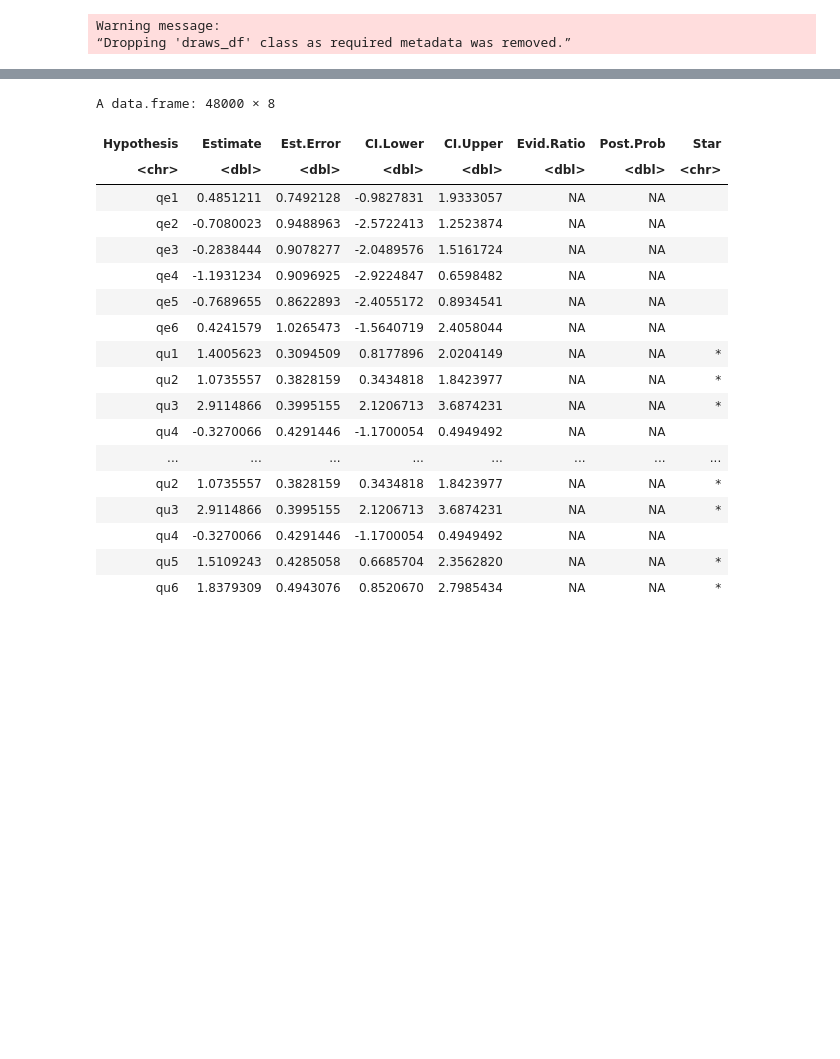
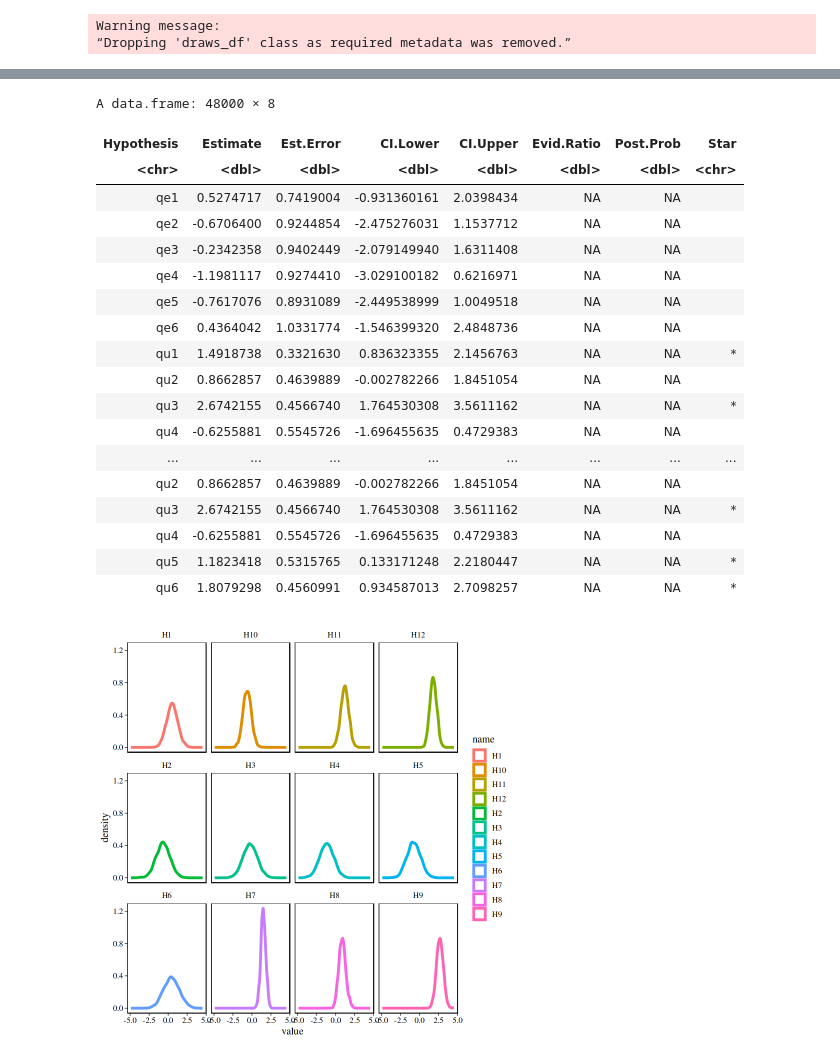
Before and after one commit to twolfe/Rhagoletis, a Jupyter notebook: crossing-data-analysis-brms.ipynb, the cells around one changed output, grey strips where cells are left out. Cells and saved outputs as stored; diff of their text form; code cells hidden in the pictures; blank space fills up the shorter version.

```diff
--- a/crossing-data-analysis-brms.ipynb
+++ b/crossing-data-analysis-brms.ipynb
@@ -47,4 +47,5 @@ theme_set(
   )
 # %%
 setwd("~/Documents/post-doc/cingulata/research/crossings/")
-datalist = readRDS("modeldatasets.RDS")
+#datalist = readRDS("modeldatasets.RDS")
+datalist = readRDS("modeldatasets-usa-europe.RDS")
@@ -419,48 +368,49 @@ ggplot(data = post2.2, aes(x = inv_logit(value+b_Intercept), color=cross_type))
 # %%
-qe1 <- c(qe1 = "cross_typebothNeg_wCer1:continenteurope + Intercept = cross_typeFMpos_wCer1:continenteurope + Intercept")
-qe2 <- c(qe2 = "cross_typebothNeg_wCer1:continenteurope + Intercept  = cross_typeFpos_wCer1:continenteurope + Intercept")
-qe3 <- c(qe3 = "cross_typebothNeg_wCer1:continenteurope + Intercept  = cross_typeMpos_wCer1:continenteurope + Intercept")
-qe4 <- c(qe4 = "cross_typeFMpos_wCer1:continenteurope + Intercept = cross_typeFpos_wCer1:continenteurope + Intercept")
-qe5 <- c(qe5 = "cross_typeFMpos_wCer1:continenteurope + Intercept = cross_typeMpos_wCer1:continenteurope + Intercept")
-qe6 <- c(qe6 = "cross_typeFpos_wCer1:continenteurope + Intercept = cross_typeMpos_wCer1:continenteurope + Intercept")
+qe1 <- c(qe1 = "cross_typebothNeg_wCer1:continenteurope + popsame + Intercept = cross_typeFMpos_wCer1:continenteurope + popsame + Intercept")
+qe2 <- c(qe2 = "cross_typebothNeg_wCer1:continenteurope + popsame + Intercept  = cross_typeFpos_wCer1:continenteurope + popsame + Intercept")
+qe3 <- c(qe3 = "cross_typebothNeg_wCer1:continenteurope + popsame + Intercept  = cross_typeMpos_wCer1:continenteurope + popsame + Intercept")
+qe4 <- c(qe4 = "cross_typeFMpos_wCer1:continenteurope + popsame + Intercept = cross_typeFpos_wCer1:continenteurope + popsame + Intercept")
+qe5 <- c(qe5 = "cross_typeFMpos_wCer1:continenteurope + popsame + Intercept = cross_typeMpos_wCer1:continenteurope + popsame + Intercept")
+qe6 <- c(qe6 = "cross_typeFpos_wCer1:continenteurope + popsame + Intercept = cross_typeMpos_wCer1:continenteurope + popsame + Intercept")
 
-qu1 <- c(qu1 = "cross_typebothNeg_wCin3:continentusa + Intercept = cross_typeFMpos_wCin3:continentusa + Intercept")
-qu2 <- c(qu2 = "cross_typebothNeg_wCin3:continentusa + Intercept  = cross_typeFpos_wCin3:continentusa + Intercept")
-qu3 <- c(qu3 = "cross_typebothNeg_wCin3:continentusa + Intercept  = cross_typeMpos_wCin3:continentusa + Intercept")
-qu4 <- c(qu4 = "cross_typeFMpos_wCin3:continentusa+ Intercept = cross_typeFpos_wCin3:continentusa + Intercept")
-qu5 <- c(qu5 = "cross_typeFMpos_wCin3:continentusa + Intercept = cross_typeMpos_wCin3:continentusa + Intercept")
-qu6 <- c(qu6 = "cross_typeFpos_wCin3:continentusa + Intercept = cross_typeMpos_wCin3:continentusa + Intercept")
+qu1 <- c(qu1 = "cross_typebothNeg_wCin3:continentusa + popsame + Intercept = cross_typeFMpos_wCin3:continentusa + popsame + Intercept")
+qu2 <- c(qu2 = "cross_typebothNeg_wCin3:continentusa + popsame + Intercept  = cross_typeFpos_wCin3:continentusa + popsame + Intercept")
+qu3 <- c(qu3 = "cross_typebothNeg_wCin3:continentusa + popsame + Intercept  = cross_typeMpos_wCin3:continentusa + popsame + Intercept")
+qu4 <- c(qu4 = "cross_typeFMpos_wCin3:continentusa+ popsame + Intercept = cross_typeFpos_wCin3:continentusa + popsame + Intercept")
+qu5 <- c(qu5 = "cross_typeFMpos_wCin3:continentusa + popsame+ Intercept = cross_typeMpos_wCin3:continentusa + popsame + Intercept")
+qu6 <- c(qu6 = "cross_typeFpos_wCin3:continentusa + popsame + Intercept = cross_typeMpos_wCin3:continentusa + popsame + Intercept")
 
 hyp <- hypothesis(b2.2, c(qe1, qe2, qe3, qe4, qe5, qe6, qu1, qu2, qu3, qu4, qu5, qu6))
 
 hyp_table <- hyp$hypothesis %>% slice(rep(1:n(), nrow(hyp$samples)))
 hyp_table
 hyp_long <- hyp$samples %>% pivot_longer(c(H1, H2, H3, H4, H5, H6, H7, H8, H9, H10, H11, H12))
 
 hyp_long <- cbind(hyp_long, hyp_table)
 
 ggplot(data = hyp_long, aes(x = value, color = name)) +
   geom_density(lwd = 1.2, linetype = 1, alpha = 0.9) +
   facet_wrap(~name)
   #geom_segment(data = hyp_long,
   #             aes(x = CI.Lower	, xend = CI.Upper	, y = 0, yend = value), linetype = "dashed", add = TRUE)
 # %% [output]
 A data.frame: 48000 × 8
 | Hypothesis | Estimate | Est.Error | CI.Lower | CI.Upper | Evid.Ratio | Post.Prob | Star |
 | <chr> | <dbl> | <dbl> | <dbl> | <dbl> | <dbl> | <dbl> | <chr> |
-| qe1 | 0.4851211 | 0.7492128 | -0.9827831 | 1.9333057 | NA | NA |  |
-| qe2 | -0.7080023 | 0.9488963 | -2.5722413 | 1.2523874 | NA | NA |  |
-| qe3 | -0.2838444 | 0.9078277 | -2.0489576 | 1.5161724 | NA | NA |  |
-| qe4 | -1.1931234 | 0.9096925 | -2.9224847 | 0.6598482 | NA | NA |  |
-| qe5 | -0.7689655 | 0.8622893 | -2.4055172 | 0.8934541 | NA | NA |  |
-| qe6 | 0.4241579 | 1.0265473 | -1.5640719 | 2.4058044 | NA | NA |  |
-| qu1 | 1.4005623 | 0.3094509 | 0.8177896 | 2.0204149 | NA | NA | * |
-| qu2 | 1.0735557 | 0.3828159 | 0.3434818 | 1.8423977 | NA | NA | * |
-| qu3 | 2.9114866 | 0.3995155 | 2.1206713 | 3.6874231 | NA | NA | * |
-| qu4 | -0.3270066 | 0.4291446 | -1.1700054 | 0.4949492 | NA | NA |  |
+| qe1 | 0.5274717 | 0.7419004 | -0.931360161 | 2.0398434 | NA | NA |  |
+| qe2 | -0.6706400 | 0.9244854 | -2.475276031 | 1.1537712 | NA | NA |  |
+| qe3 | -0.2342358 | 0.9402449 | -2.079149940 | 1.6311408 | NA | NA |  |
+| qe4 | -1.1981117 | 0.9274410 | -3.029100182 | 0.6216971 | NA | NA |  |
+| qe5 | -0.7617076 | 0.8931089 | -2.449538999 | 1.0049518 | NA | NA |  |
+| qe6 | 0.4364042 | 1.0331774 | -1.546399320 | 2.4848736 | NA | NA |  |
+| qu1 | 1.4918738 | 0.3321630 | 0.836323355 | 2.1456763 | NA | NA | * |
+| qu2 | 0.8662857 | 0.4639889 | -0.002782266 | 1.8451054 | NA | NA |  |
+| qu3 | 2.6742155 | 0.4566740 | 1.764530308 | 3.5611162 | NA | NA | * |
+| qu4 | -0.6255881 | 0.5545726 | -1.696455635 | 0.4729383 | NA | NA |  |
 | ... | ... | ... | ... | ... | ... | ... | ... |
-| qu2 | 1.0735557 | 0.3828159 | 0.3434818 | 1.8423977 | NA | NA | * |
-| qu3 | 2.9114866 | 0.3995155 | 2.1206713 | 3.6874231 | NA | NA | * |
-| qu4 | -0.3270066 | 0.4291446 | -1.1700054 | 0.4949492 | NA | NA |  |
-| qu5 | 1.5109243 | 0.4285058 | 0.6685704 | 2.3562820 | NA | NA | * |
-| qu6 | 1.8379309 | 0.4943076 | 0.8520670 | 2.7985434 | NA | NA | * |
+| qu2 | 0.8662857 | 0.4639889 | -0.002782266 | 1.8451054 | NA | NA |  |
+| qu3 | 2.6742155 | 0.4566740 | 1.764530308 | 3.5611162 | NA | NA | * |
+| qu4 | -0.6255881 | 0.5545726 | -1.696455635 | 0.4729383 | NA | NA |  |
+| qu5 | 1.1823418 | 0.5315765 | 0.133171248 | 2.2180447 | NA | NA | * |
+| qu6 | 1.8079298 | 0.4560991 | 0.934587013 | 2.7098257 | NA | NA | * |
+[figure, added]
```
Also changed, not shown: parts of 30 cells of this notebook.
